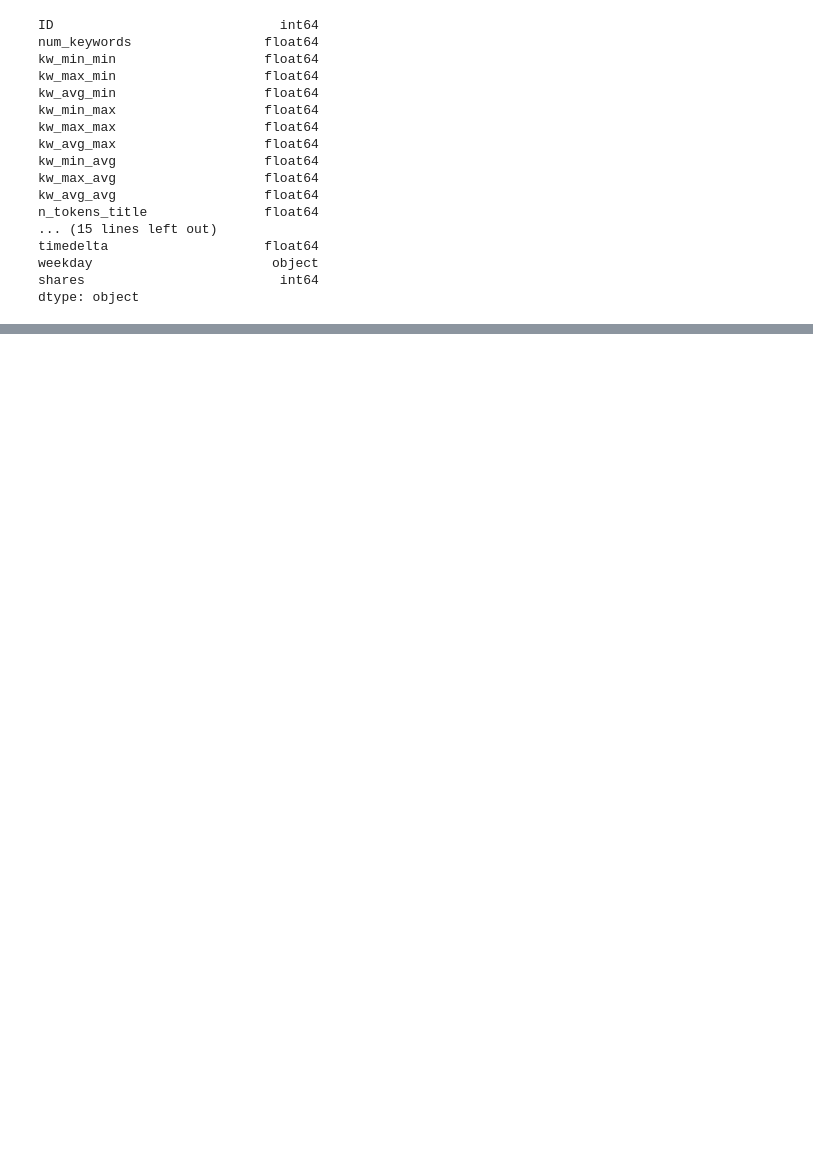
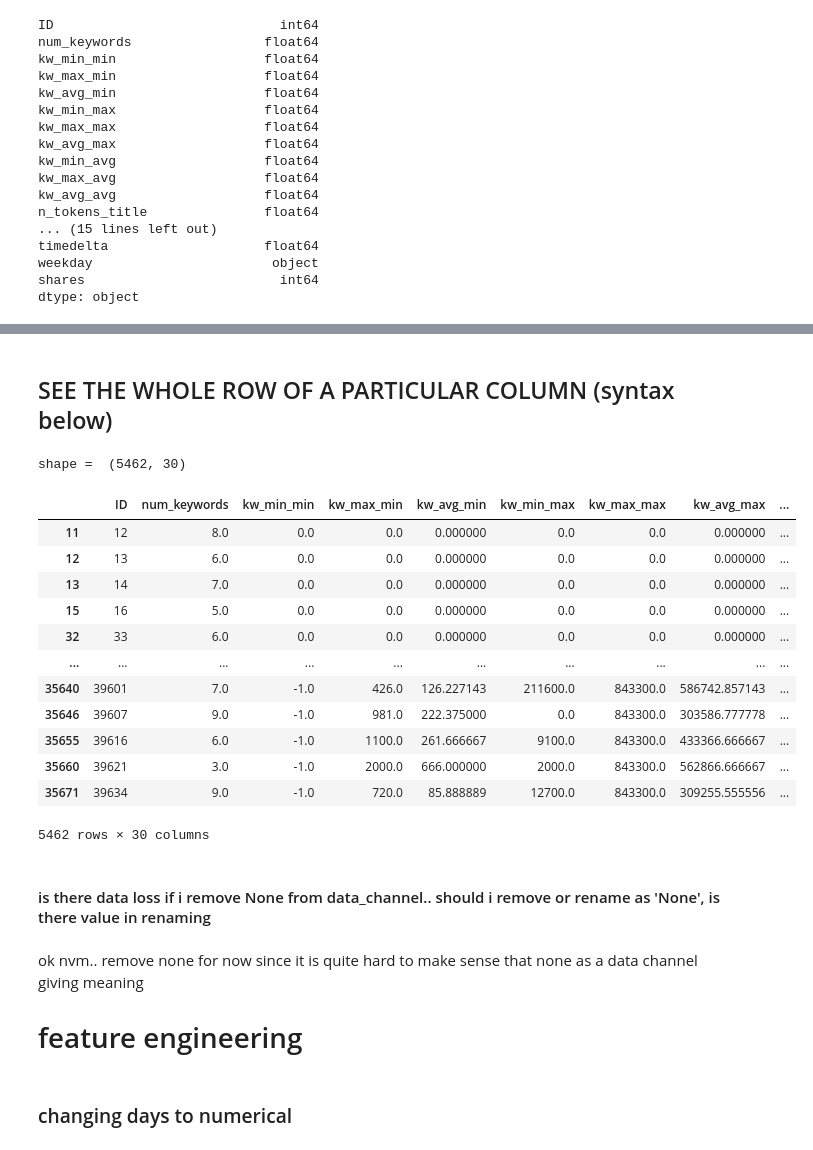
Before and after one commit to BNSBNS/pyplaygrd, a Jupyter notebook: starterprojs/EDAs/Others/eda-proj1/part-1-data-etl.ipynb, the cells around one changed output, grey strips where cells are left out. Saved outputs shown, nothing was run; the diff lists cells and outputs as text; code cells hidden in the pictures; blank space fills up the shorter version.

```diff
--- a/starterprojs/EDAs/Others/eda-proj1/part-1-data-etl.ipynb
+++ b/starterprojs/EDAs/Others/eda-proj1/part-1-data-etl.ipynb
@@ -296,0 +388,29 @@ dtype: object
+# %% [markdown]
+## SEE THE WHOLE ROW OF A PARTICULAR COLUMN (syntax below)
+# %%
+# check all none for the data_channel column
+datachannelNone = df_merge_clean[df_merge_clean['data_channel'].isnull()]
+print('shape = ',datachannelNone.shape)
+datachannelNone
+# %% [output]
+shape =  (5462, 30)
+|  | ID | num_keywords | kw_min_min | kw_max_min | kw_avg_min | kw_min_max | kw_max_max | kw_avg_max | ... |
+| 11 | 12 | 8.0 | 0.0 | 0.0 | 0.000000 | 0.0 | 0.0 | 0.000000 | ... |
+| 12 | 13 | 6.0 | 0.0 | 0.0 | 0.000000 | 0.0 | 0.0 | 0.000000 | ... |
+| 13 | 14 | 7.0 | 0.0 | 0.0 | 0.000000 | 0.0 | 0.0 | 0.000000 | ... |
+| 15 | 16 | 5.0 | 0.0 | 0.0 | 0.000000 | 0.0 | 0.0 | 0.000000 | ... |
+| 32 | 33 | 6.0 | 0.0 | 0.0 | 0.000000 | 0.0 | 0.0 | 0.000000 | ... |
+| ... | ... | ... | ... | ... | ... | ... | ... | ... | ... |
+| 35640 | 39601 | 7.0 | -1.0 | 426.0 | 126.227143 | 211600.0 | 843300.0 | 586742.857143 | ... |
+| 35646 | 39607 | 9.0 | -1.0 | 981.0 | 222.375000 | 0.0 | 843300.0 | 303586.777778 | ... |
+| 35655 | 39616 | 6.0 | -1.0 | 1100.0 | 261.666667 | 9100.0 | 843300.0 | 433366.666667 | ... |
+| 35660 | 39621 | 3.0 | -1.0 | 2000.0 | 666.000000 | 2000.0 | 843300.0 | 562866.666667 | ... |
+| 35671 | 39634 | 9.0 | -1.0 | 720.0 | 85.888889 | 12700.0 | 843300.0 | 309255.555556 | ... |
+5462 rows × 30 columns
+# %% [markdown]
+#### is there data loss if i remove None from data_channel.. should i remove or rename as 'None', is there value in renaming
+# %% [markdown]
+ok nvm.. remove none for now since it is quite hard to make sense that none as a data channel giving meaning
+# feature engineering
+# %% [markdown]
+### changing days to numerical
```
Also changed, not shown: parts of 37 cells of this notebook.
